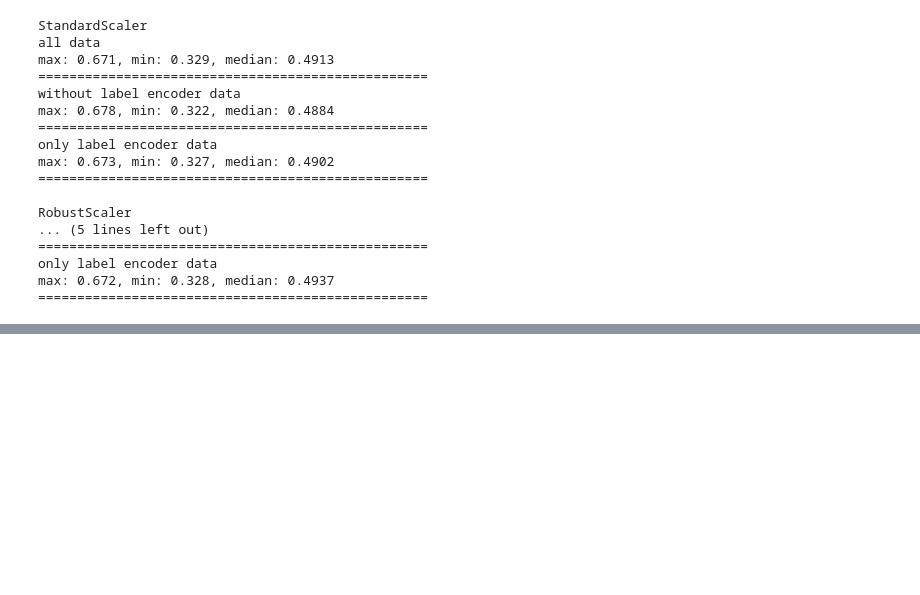
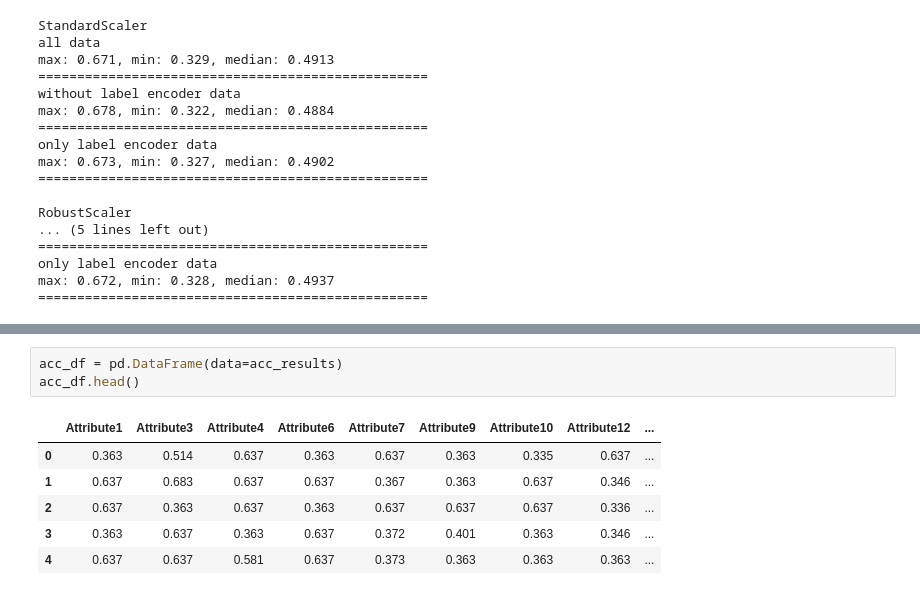
Before and after one commit to fadeeva/MLDL_plgrnd, a Jupyter notebook: Clusters/01_KMeans.ipynb, the cells around one changed output, grey strips where cells are left out. Drawn from its saved outputs; the diff is of its cells as text; blank space fills up the shorter version.

```diff
--- a/Clusters/01_KMeans.ipynb
+++ b/Clusters/01_KMeans.ipynb
@@ -207,0 +238,10 @@ max: 0.672, min: 0.328, median: 0.4937
+# %%
+acc_df = pd.DataFrame(data=acc_results)
+acc_df.head()
+# %% [output]
+|  | Attribute1 | Attribute3 | Attribute4 | Attribute6 | Attribute7 | Attribute9 | Attribute10 | Attribute12 | ... |
+| 0 | 0.363 | 0.514 | 0.637 | 0.363 | 0.637 | 0.363 | 0.335 | 0.637 | ... |
+| 1 | 0.637 | 0.683 | 0.637 | 0.637 | 0.367 | 0.363 | 0.637 | 0.346 | ... |
+| 2 | 0.637 | 0.363 | 0.637 | 0.363 | 0.637 | 0.637 | 0.637 | 0.336 | ... |
+| 3 | 0.363 | 0.637 | 0.363 | 0.637 | 0.372 | 0.401 | 0.363 | 0.346 | ... |
+| 4 | 0.637 | 0.637 | 0.581 | 0.637 | 0.373 | 0.363 | 0.363 | 0.363 | ... |
```
Also changed, not shown: parts of 7 cells of this notebook.
